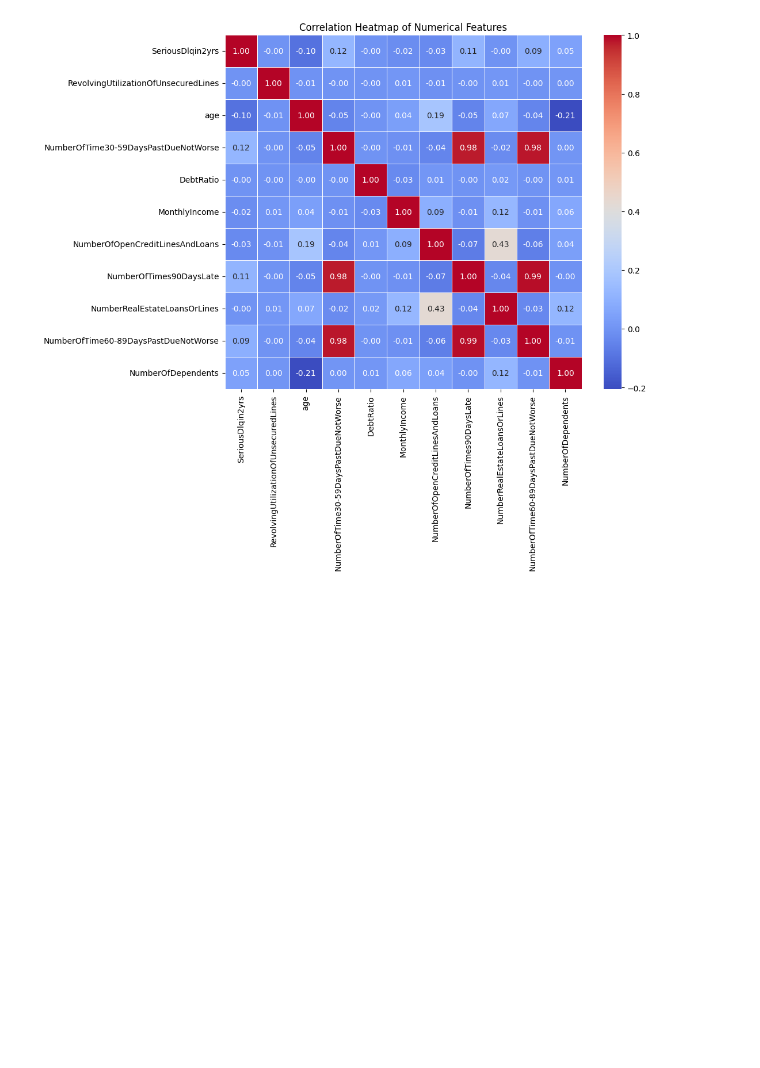
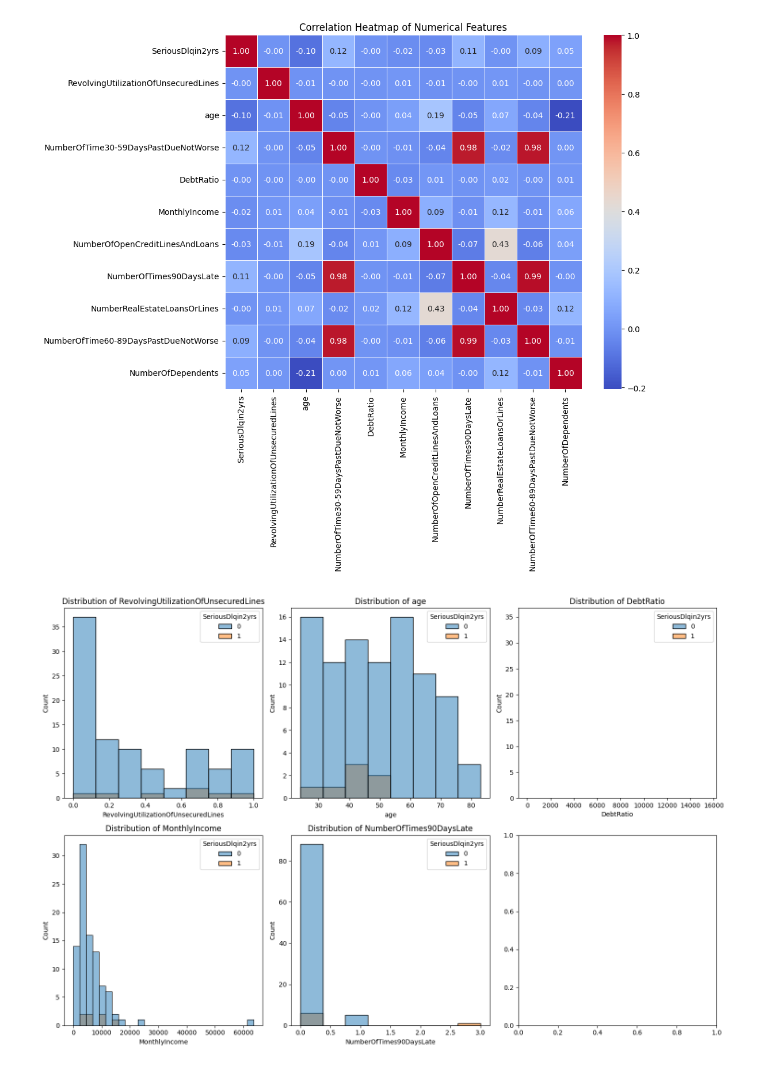
Before and after one commit to ab3lT/Advanced-XAI-Project-Credit-Score-Modeling, a Jupyter notebook: notebooks/eda.ipynb, the cells around one changed output. Cells and saved outputs as stored; diff of their text form; code cells hidden in the pictures; blank space fills up the shorter version.

```diff
--- a/notebooks/eda.ipynb
+++ b/notebooks/eda.ipynb
@@ -178,3 +200,23 @@ visualizer.plot_boxplots()
 visualizer.plot_correlation_heatmap()
 # %% [output]
 [figure]
+# %%
+
+fig, axes = plt.subplots(2, 3, figsize=(15, 10))
+axes = axes.ravel()
+key_features = [
+    'RevolvingUtilizationOfUnsecuredLines',
+    'age',
+    'DebtRatio',
+    'MonthlyIncome',
+    'NumberOfTimes90DaysLate'
+]
+
+for idx, feature in enumerate(key_features):
+    sns.histplot(data=data_df_cleaned[:100], x=feature, hue='SeriousDlqin2yrs', ax=axes[idx])
+    axes[idx].set_title(f'Distribution of {feature}')
+
+plt.tight_layout()
+plt.show()
+# %% [output]
+[figure, added]
```
Also changed, not shown: parts of 4 cells of this notebook, 2 other files.
